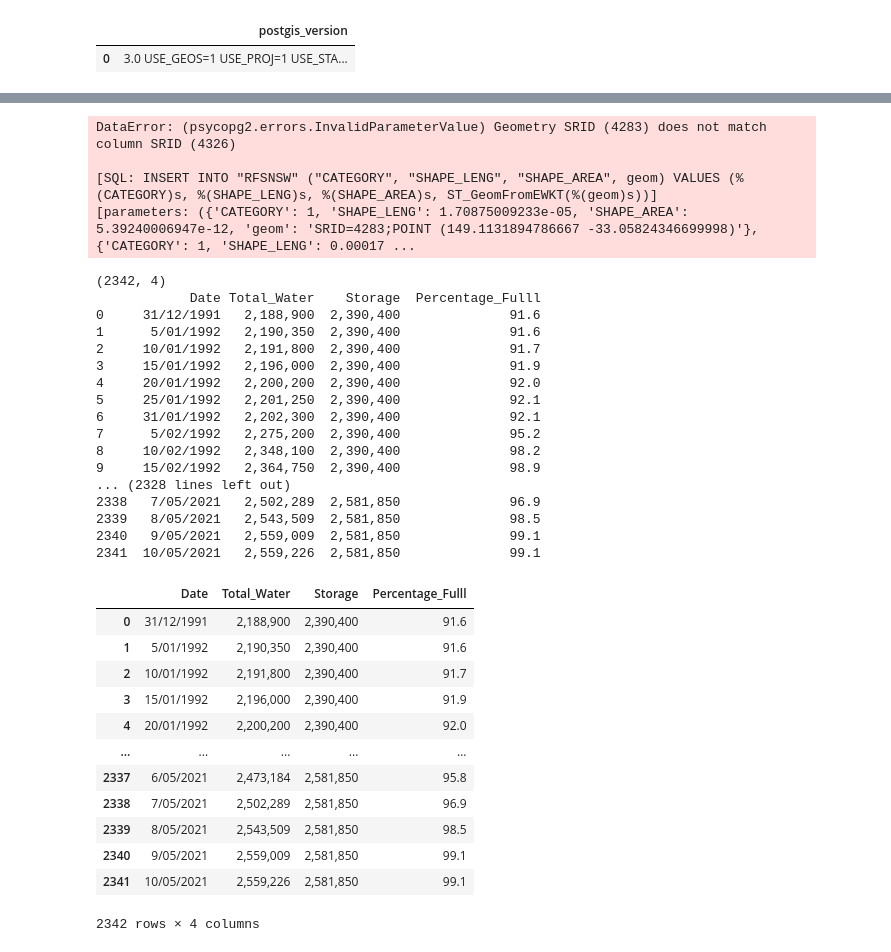
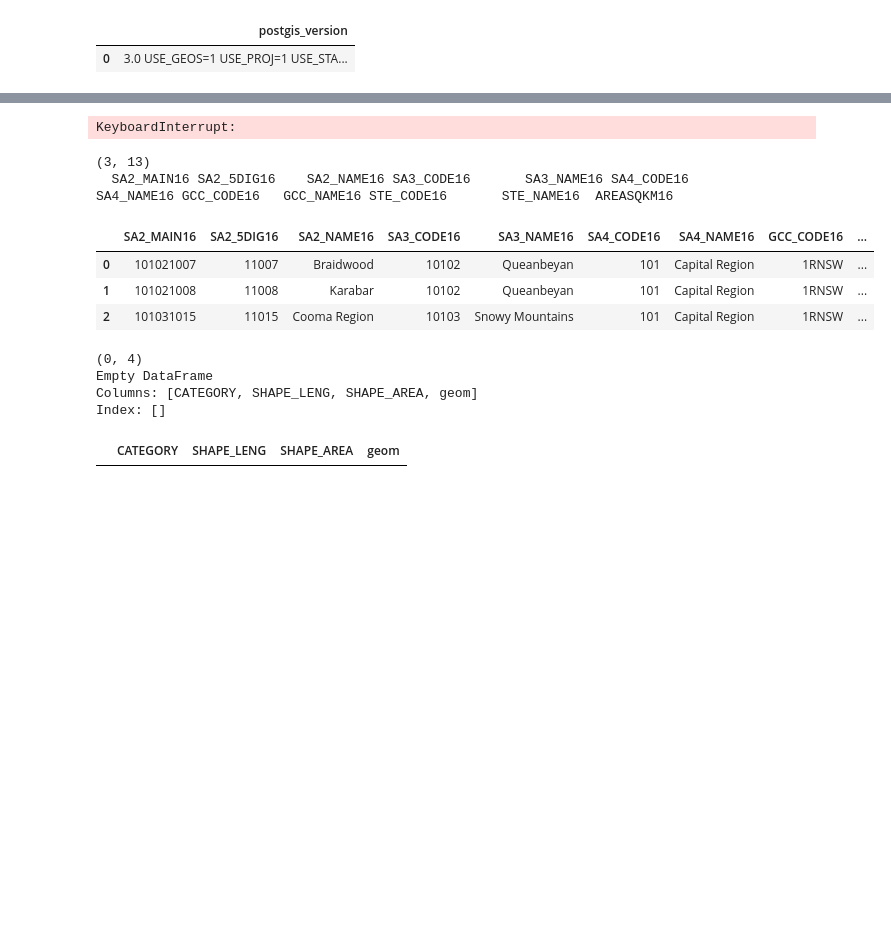
Before and after one commit to gary0505lou/DATA2001, a Jupyter notebook: Assignment.ipynb, the cells around one changed output, grey strips where cells are left out. Drawn from its saved outputs; the diff is of its cells as text; code cells hidden in the pictures; blank space fills up the shorter version.

```diff
--- a/Assignment.ipynb
+++ b/Assignment.ipynb
@@ -256,13 +277,10 @@ RFSNSWWkCpy['geom'] = RFSNSW['geometry'].apply(lambda x: create_wkt_element(geom
 RFSNSWWkCpy = RFSNSWWkCpy.drop(columns="geometry")
 RFSNSWWkCpy
 
-RFSNSW_table_name = "RFSNSW"
+RFSNSW_table_name = "rfsnsw_bfpl"
 RFSNSWWkCpy.to_sql(RFSNSW_table_name, conn, if_exists = 'append', index = False, dtype = {'geom': Geometry('POINT', 4283)})
 # %% [output]
-DataError: (psycopg2.errors.InvalidParameterValue) Geometry SRID (4283) does not match column SRID (4326)
-
-[SQL: INSERT INTO "RFSNSW" ("CATEGORY", "SHAPE_LENG", "SHAPE_AREA", geom) VALUES (%(CATEGORY)s, %(SHAPE_LENG)s, %(SHAPE_AREA)s, ST_GeomFromEWKT(%(geom)s))]
-[parameters: ({'CATEGORY': 1, 'SHAPE_LENG': 1.70875009233e-05, 'SHAPE_AREA': 5.39240006947e-12, 'geom': 'SRID=4283;POINT (149.1131894786667 -33.05824346699998)'}, {'CATEGORY': 1, 'SHAPE_LENG': 0.00017 ...
+KeyboardInterrupt:
 # %%
 # Additional Data Set
 water_data = pd.read_csv("HistoricalStorageInfo_metro.csv")
@@ -275,37 +293,13 @@ water_data.to_sql(table_name, con=conn, if_exists='replace',index=False)
 # 3. Is there an SRID for NSW Rural Fire Services
 # 4. Part 5: What does it mean to extend and refine the scoring function and source data (does this mean find another dataset)
 # %%
-query = """SELECT * FROM water"""
+query = """SELECT * FROM sa2_2016_aust LIMIT 3"""
 retval, retdf = pgquery(conn, query)
 retdf
 # %% [output]
-(2342, 4)
-            Date Total_Water    Storage  Percentage_Fulll
-0     31/12/1991   2,188,900  2,390,400              91.6
-1      5/01/1992   2,190,350  2,390,400              91.6
-2     10/01/1992   2,191,800  2,390,400              91.7
-3     15/01/1992   2,196,000  2,390,400              91.9
-4     20/01/1992   2,200,200  2,390,400              92.0
-5     25/01/1992   2,201,250  2,390,400              92.1
-6     31/01/1992   2,202,300  2,390,400              92.1
-7      5/02/1992   2,275,200  2,390,400              95.2
-8     10/02/1992   2,348,100  2,390,400              98.2
-9     15/02/1992   2,364,750  2,390,400              98.9
-... (2328 lines left out)
-2338   7/05/2021   2,502,289  2,581,850              96.9
-2339   8/05/2021   2,543,509  2,581,850              98.5
-2340   9/05/2021   2,559,009  2,581,850              99.1
-2341  10/05/2021   2,559,226  2,581,850              99.1
+(3, 13)
+  SA2_MAIN16 SA2_5DIG16    SA2_NAME16 SA3_CODE16       SA3_NAME16 SA4_CODE16      SA4_NAME16 GCC_CODE16   GCC_NAME16 STE_CODE16       STE_NAME16  AREASQKM16
-|  | Date | Total_Water | Storage | Percentage_Fulll |
-| 0 | 31/12/1991 | 2,188,900 | 2,390,400 | 91.6 |
-| 1 | 5/01/1992 | 2,190,350 | 2,390,400 | 91.6 |
-| 2 | 10/01/1992 | 2,191,800 | 2,390,400 | 91.7 |
-| 3 | 15/01/1992 | 2,196,000 | 2,390,400 | 91.9 |
-| 4 | 20/01/1992 | 2,200,200 | 2,390,400 | 92.0 |
-| ... | ... | ... | ... | ... |
-| 2337 | 6/05/2021 | 2,473,184 | 2,581,850 | 95.8 |
-| 2338 | 7/05/2021 | 2,502,289 | 2,581,850 | 96.9 |
-| 2339 | 8/05/2021 | 2,543,509 | 2,581,850 | 98.5 |
-| 2340 | 9/05/2021 | 2,559,009 | 2,581,850 | 99.1 |
-| 2341 | 10/05/2021 | 2,559,226 | 2,581,850 | 99.1 |
+|  | SA2_MAIN16 | SA2_5DIG16 | SA2_NAME16 | SA3_CODE16 | SA3_NAME16 | SA4_CODE16 | SA4_NAME16 | GCC_CODE16 | ... |
+| 0 | 101021007 | 11007 | Braidwood | 10102 | Queanbeyan | 101 | Capital Region | 1RNSW | ... |
+| 1 | 101021008 | 11008 | Karabar | 10102 | Queanbeyan | 101 | Capital Region | 1RNSW | ... |
+| 2 | 101031015 | 11015 | Cooma Region | 10103 | Snowy Mountains | 101 | Capital Region | 1RNSW | ... |
-2342 rows × 4 columns
@@ -311,0 +308,8 @@ retdf
+# %%
+query = """SELECT population, land_area FROM neighbourhoods"""
+# %% [output]
+(0, 4)
+Empty DataFrame
+Columns: [CATEGORY, SHAPE_LENG, SHAPE_AREA, geom]
+Index: []
+|  | CATEGORY | SHAPE_LENG | SHAPE_AREA | geom |
```
Also changed, not shown: parts of 8 cells of this notebook.
